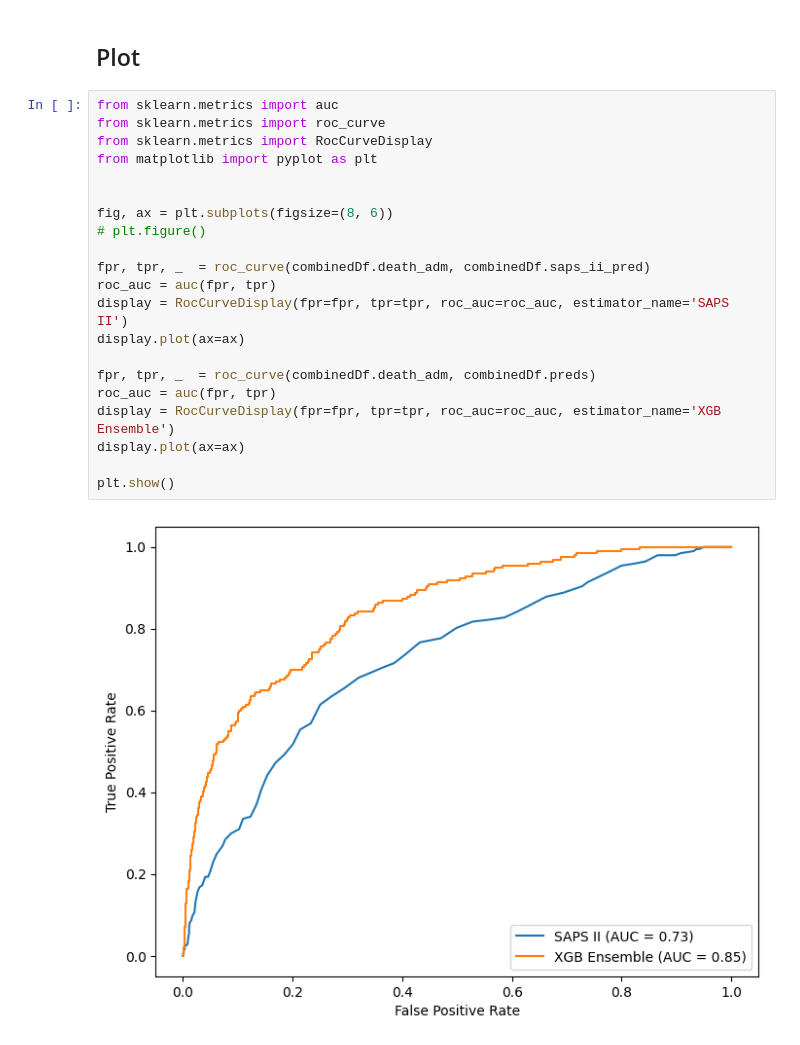
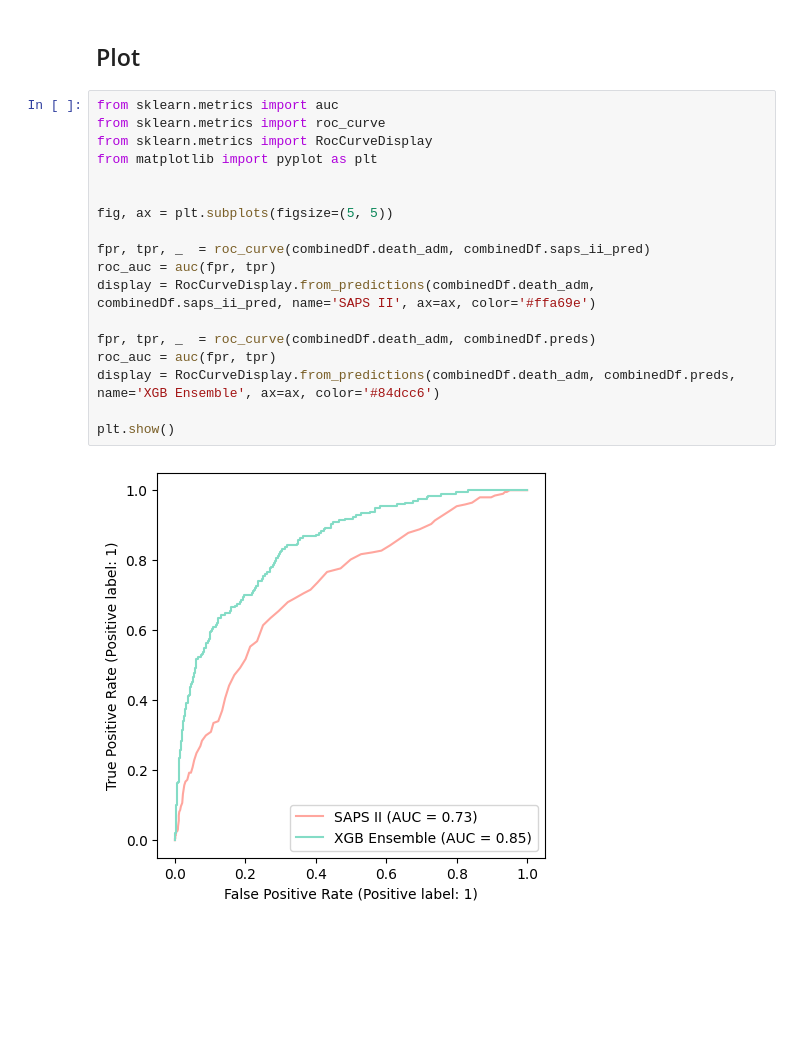
Before and after one commit to ryashpal/eICU-EHR-Pipeline, a Jupyter notebook: notebooks/benchmarking/03_benchmark.ipynb, the cells around one changed output. Cells and saved outputs as stored; diff of their text form; blank space fills up the shorter version.

```diff
--- a/notebooks/benchmarking/03_benchmark.ipynb
+++ b/notebooks/benchmarking/03_benchmark.ipynb
@@ -40,23 +41,20 @@ combinedDf
 # %%
 from sklearn.metrics import auc
 from sklearn.metrics import roc_curve
 from sklearn.metrics import RocCurveDisplay
 from matplotlib import pyplot as plt
 
 
-fig, ax = plt.subplots(figsize=(8, 6))
-# plt.figure()
+fig, ax = plt.subplots(figsize=(5, 5))
 
 fpr, tpr, _  = roc_curve(combinedDf.death_adm, combinedDf.saps_ii_pred)
 roc_auc = auc(fpr, tpr)
-display = RocCurveDisplay(fpr=fpr, tpr=tpr, roc_auc=roc_auc, estimator_name='SAPS II')
-display.plot(ax=ax)
+display = RocCurveDisplay.from_predictions(combinedDf.death_adm, combinedDf.saps_ii_pred, name='SAPS II', ax=ax, color='#ffa69e')
 
 fpr, tpr, _  = roc_curve(combinedDf.death_adm, combinedDf.preds)
 roc_auc = auc(fpr, tpr)
-display = RocCurveDisplay(fpr=fpr, tpr=tpr, roc_auc=roc_auc, estimator_name='XGB Ensemble')
-display.plot(ax=ax)
+display = RocCurveDisplay.from_predictions(combinedDf.death_adm, combinedDf.preds, name='XGB Ensemble', ax=ax, color='#84dcc6')
 
 plt.show()
 # %% [output]
-[figure, old version]
+[figure, new version]
```
Also changed, not shown: parts of 1 cell of this notebook.
